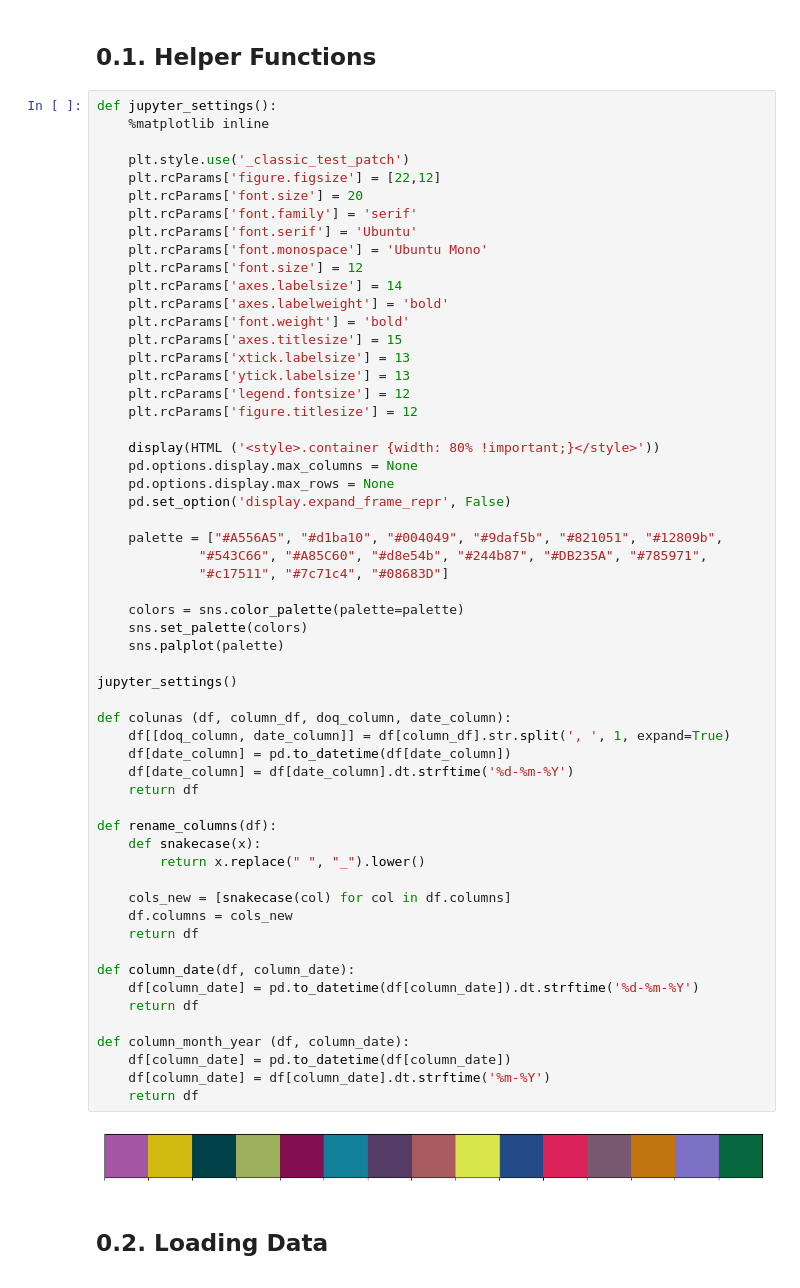
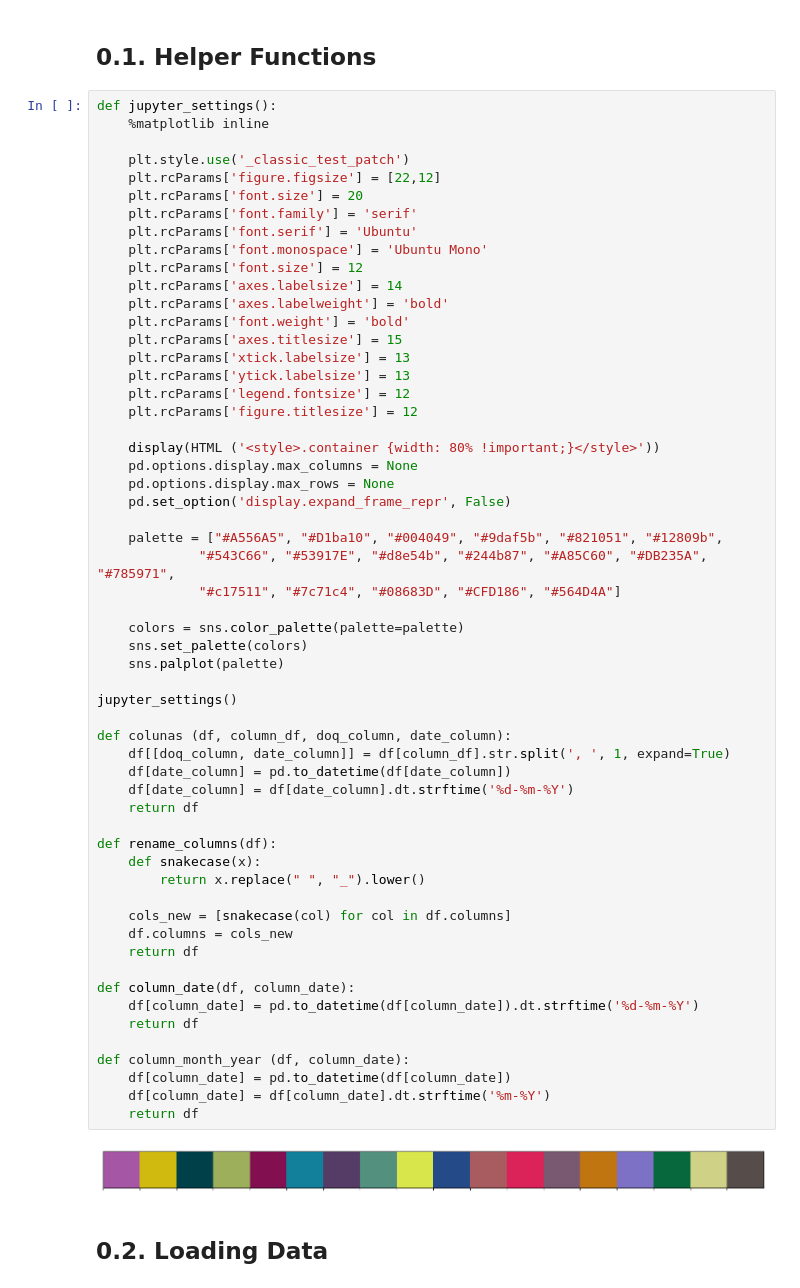
Before and after one commit to oliveiract/Product-Manufacturer-Supply-Chain-Data-Analysis, a Jupyter notebook: notebooks/step1-fastproduce.ipynb, the cells around one changed output. Cells and saved outputs as stored; diff of their text form.

```diff
--- a/notebooks/step1-fastproduce.ipynb
+++ b/notebooks/step1-fastproduce.ipynb
@@ -38,40 +38,40 @@ def jupyter_settings():
     pd.options.display.max_rows = None
     pd.set_option('display.expand_frame_repr', False)
 
-    palette = ["#A556A5", "#d1ba10", "#004049", "#9daf5b", "#821051", "#12809b",
-             "#543C66", "#A85C60", "#d8e54b", "#244b87", "#DB235A", "#785971",
-             "#c17511", "#7c71c4", "#08683D"]
+    palette = ["#A556A5", "#D1ba10", "#004049", "#9daf5b", "#821051", "#12809b",
+             "#543C66", "#53917E", "#d8e54b", "#244b87", "#A85C60", "#DB235A", "#785971",
+             "#c17511", "#7c71c4", "#08683D", "#CFD186", "#564D4A"]
 
     colors = sns.color_palette(palette=palette)
     sns.set_palette(colors)
     sns.palplot(palette)
 
 jupyter_settings()
 
 def colunas (df, column_df, doq_column, date_column):
     df[[doq_column, date_column]] = df[column_df].str.split(', ', 1, expand=True)
     df[date_column] = pd.to_datetime(df[date_column])
     df[date_column] = df[date_column].dt.strftime('%d-%m-%Y')
     return df
 
 def rename_columns(df):
     def snakecase(x):
         return x.replace(" ", "_").lower()
 
     cols_new = [snakecase(col) for col in df.columns]
     df.columns = cols_new
     return df
 
 def column_date(df, column_date):
     df[column_date] = pd.to_datetime(df[column_date]).dt.strftime('%d-%m-%Y')
     return df
 
 def column_month_year (df, column_date):
     df[column_date] = pd.to_datetime(df[column_date])
     df[column_date] = df[column_date].dt.strftime('%m-%Y')
     return df
 # %% [output]
-[figure, old version]
+[figure, new version]
 # %% [markdown]
 ## 0.2. Loading Data
 # %%
```
Also changed, not shown: parts of 2 cells of this notebook, 1 other file.
